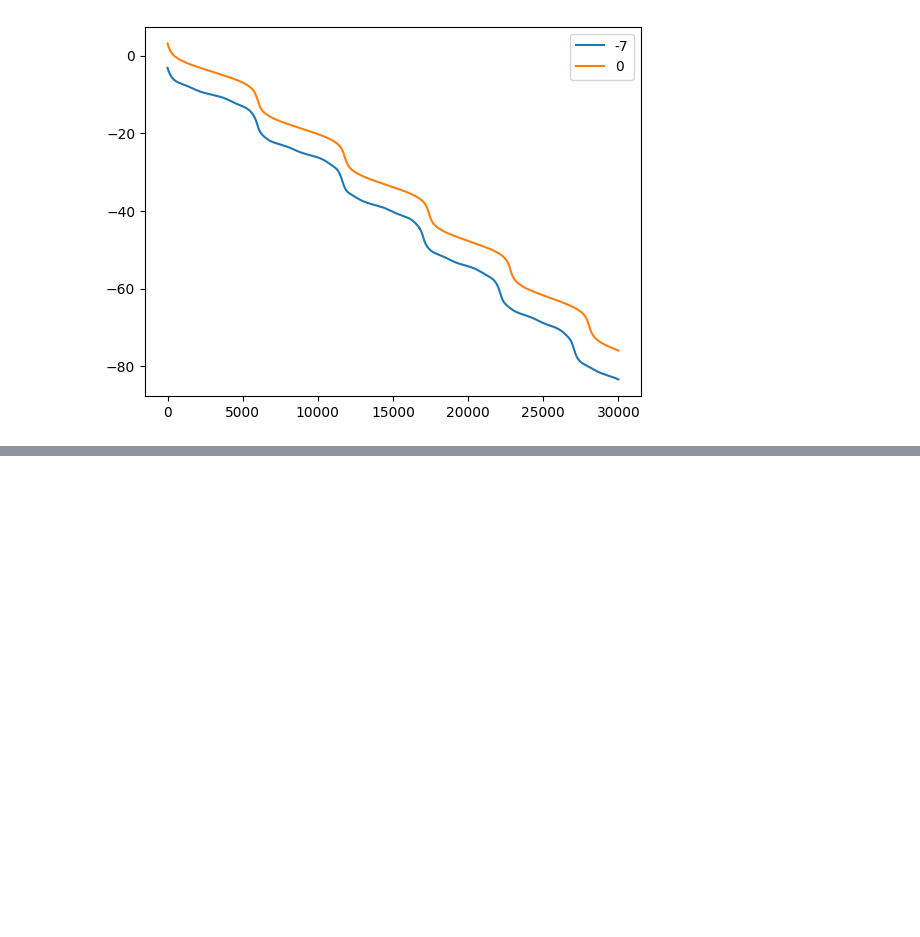
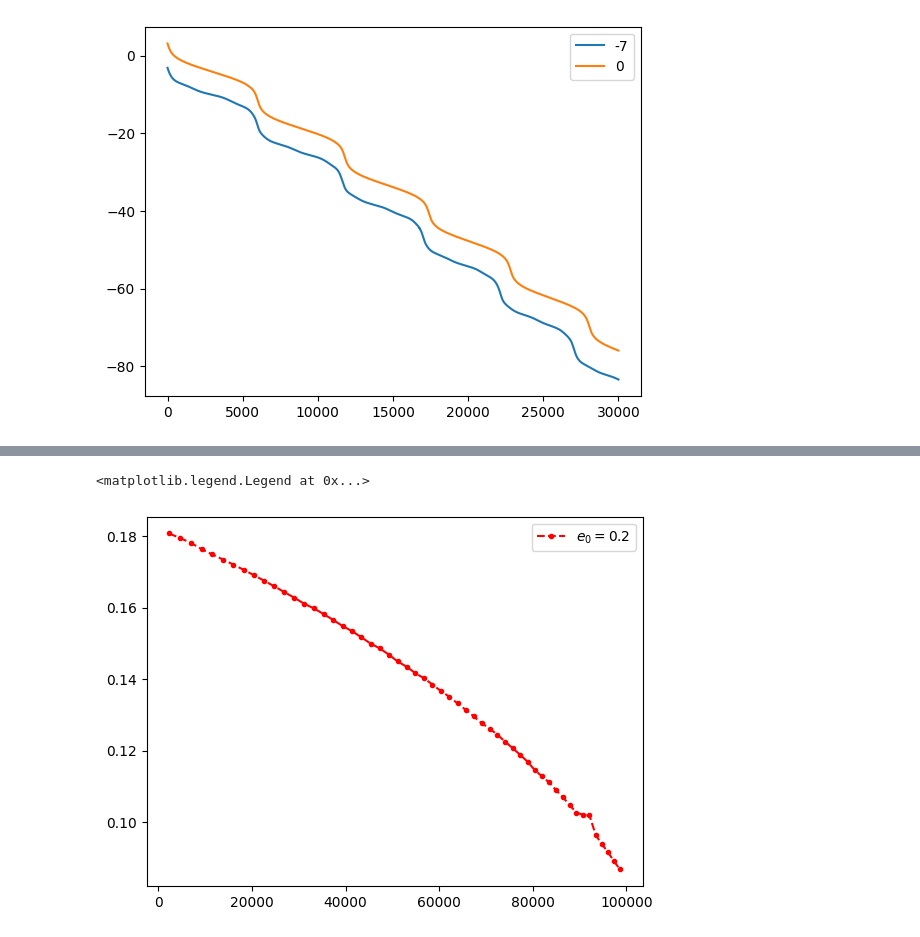
Before and after one commit to anyjamesokay/ugradthesis, a Jupyter notebook: SDSwaveform_ecctest.ipynb, the cells around one changed output, grey strips where cells are left out. Drawn from its saved outputs; the diff is of its cells as text; code cells hidden in the pictures; blank space fills up the shorter version.

```diff
--- a/SDSwaveform_ecctest.ipynb
+++ b/SDSwaveform_ecctest.ipynb
@@ -228,0 +240,16 @@ Exception: data set too short.
+# %%
+t2 = np.linspace(0, np.max(tp2), 5000)
+cplus2 = sp.interpolate.CubicSpline(tp2, hpsd2)
+ccross2 = sp.interpolate.CubicSpline(tc2, hcsd2)
+hp_int2 = cplus2(t2)
+hc_int2 = ccross2(t2)
+thetasds2 = np.unwrap(np.arctan2(-hc_int2, hp_int2))
+# ddt = np.gradient(thetasds1, t1)
+# ddt = sp.signal.savgol_filter(ddt, window_length=400, polyorder=3, delta=t1[1]-t1[0])
+# plt.plot(ddt)
+t_c2, e_c2 = ecxxmaker(t2, thetasds2, 22, 50, False)
+plt.plot(t_c2, e_c2, 'r--.', label=r"$e_0 = 0.2$")
+plt.legend()
+# %% [output]
+<matplotlib.legend.Legend at 0x...>
+[figure, added]
```
Also changed, not shown: parts of 20 cells of this notebook, 1 other file.
